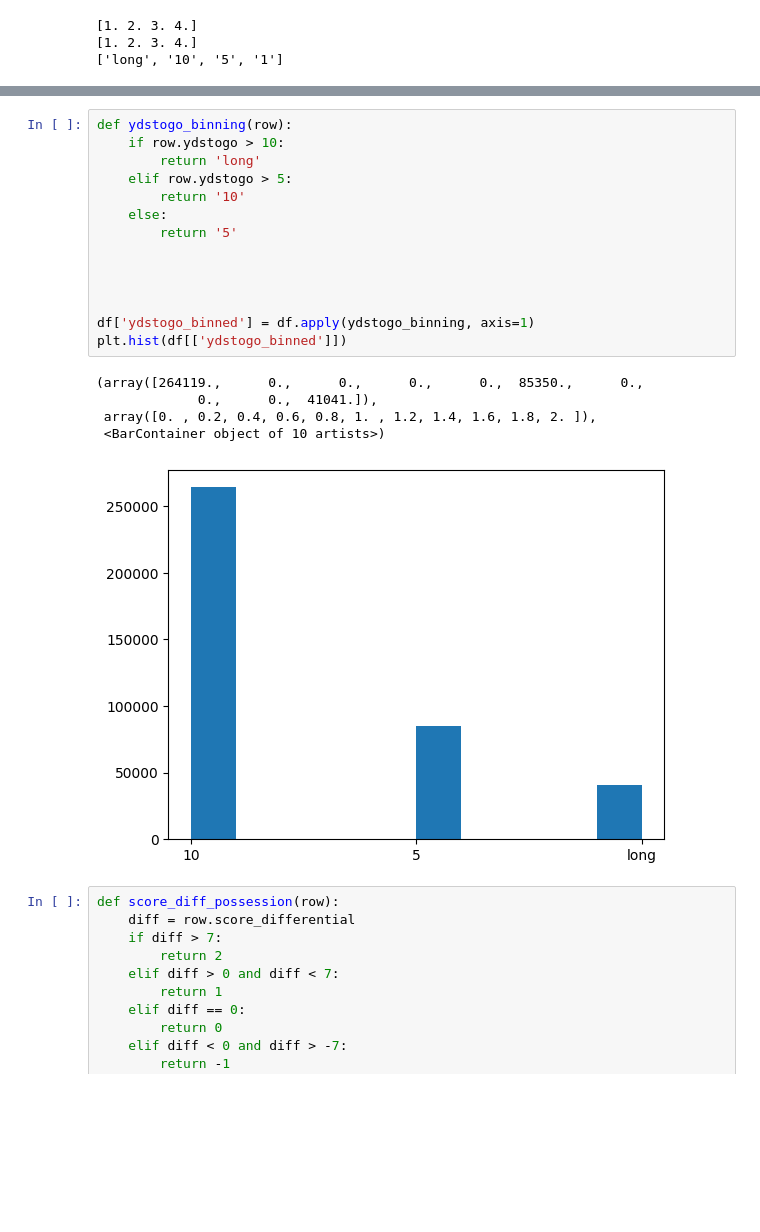
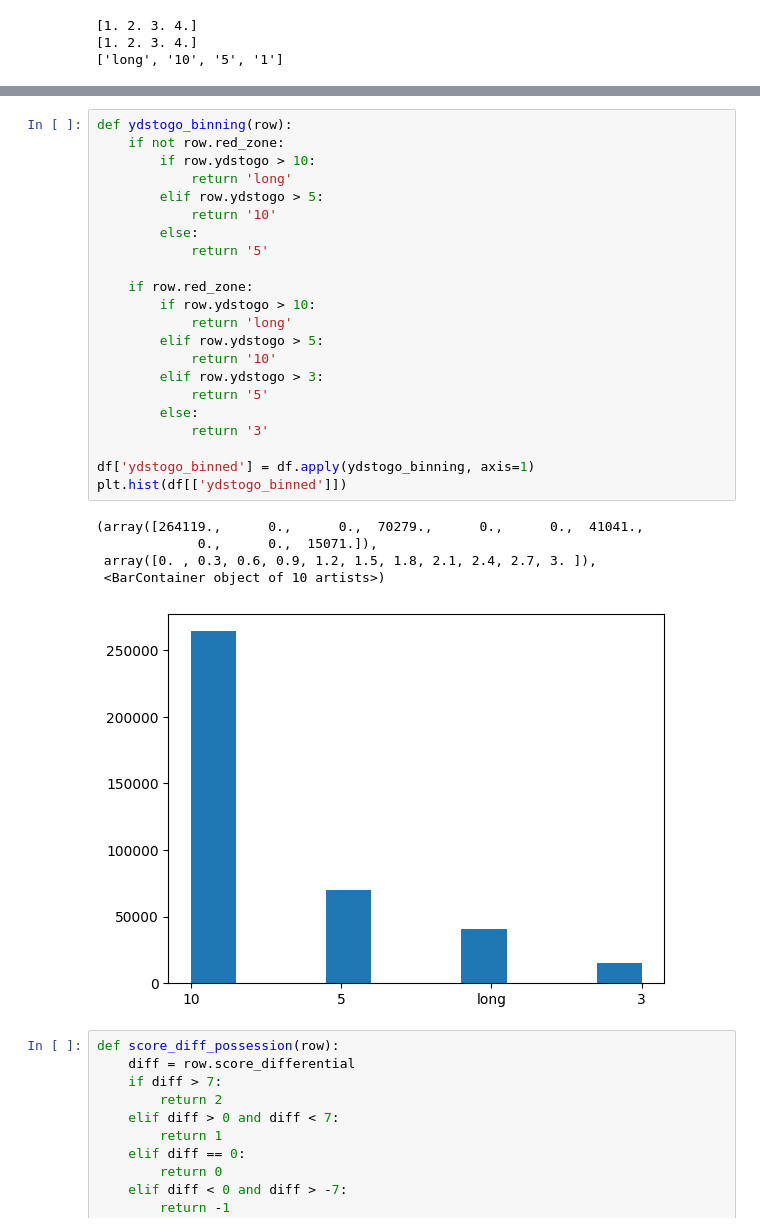
Before and after one commit to mchawla33/w210-capstone, a Jupyter notebook: notebooks/ContextualBandit.ipynb, the cells around one changed output, grey strips where cells are left out. Cells and saved outputs as stored; diff of their text form; blank space fills up the shorter version.

```diff
--- a/notebooks/ContextualBandit.ipynb
+++ b/notebooks/ContextualBandit.ipynb
@@ -173,23 +188,31 @@ print(context_yds)
 # %%
 def ydstogo_binning(row):
-    if row.ydstogo > 10:
-        return 'long'
-    elif row.ydstogo > 5:
-        return '10'
-    else:
-        return '5'
+    if not row.red_zone:
+        if row.ydstogo > 10:
+            return 'long'
+        elif row.ydstogo > 5:
+            return '10'
+        else:
+            return '5'
 
-
-
+    if row.red_zone:
+        if row.ydstogo > 10:
+            return 'long'
+        elif row.ydstogo > 5:
+            return '10'
+        elif row.ydstogo > 3:
+            return '5'
+        else:
+            return '3'
 
 df['ydstogo_binned'] = df.apply(ydstogo_binning, axis=1)
 plt.hist(df[['ydstogo_binned']])
 # %% [output]
-(array([264119.,      0.,      0.,      0.,      0.,  85350.,      0.,
-             0.,      0.,  41041.]),
- array([0. , 0.2, 0.4, 0.6, 0.8, 1. , 1.2, 1.4, 1.6, 1.8, 2. ]),
+(array([264119.,      0.,      0.,  70279.,      0.,      0.,  41041.,
+             0.,      0.,  15071.]),
+ array([0. , 0.3, 0.6, 0.9, 1.2, 1.5, 1.8, 2.1, 2.4, 2.7, 3. ]),
  <BarContainer object of 10 artists>)
-[figure, old version]
+[figure, new version]
 # %%
 def score_diff_possession(row):
     diff = row.score_differential
```
Also changed, not shown: parts of 10 cells of this notebook.
